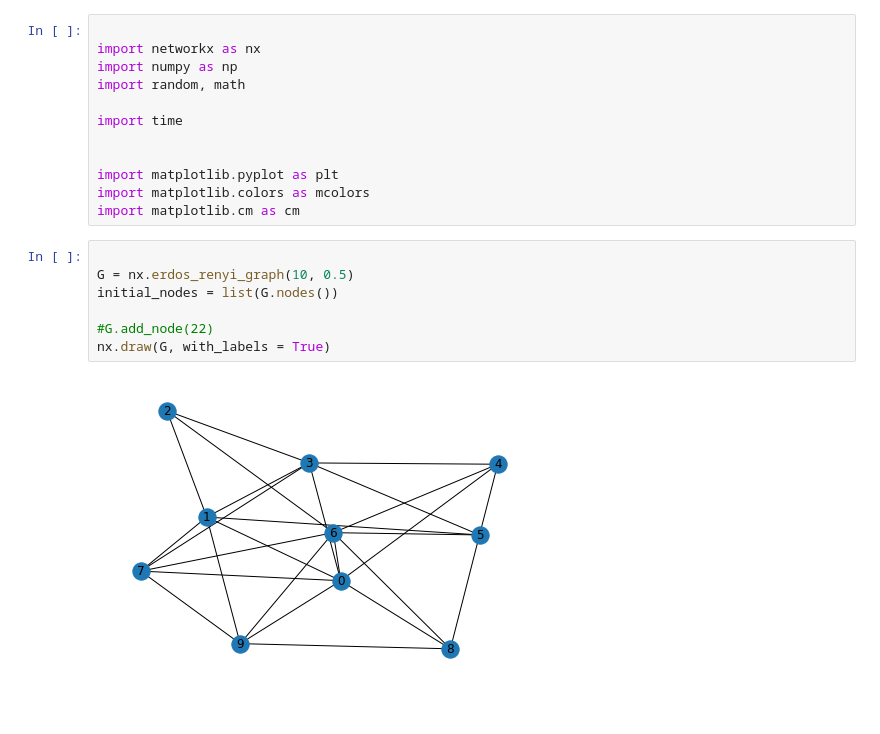
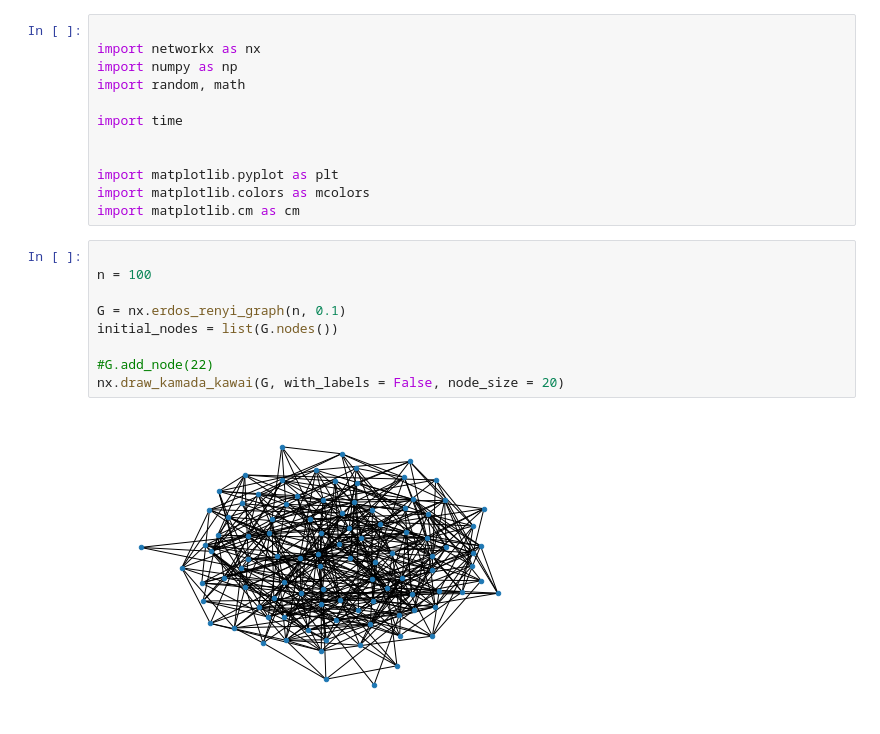
Before and after one commit to RassssD/Diss-model, a Jupyter notebook: testing.ipynb, the cells around one changed output. Saved outputs shown, nothing was run; the diff lists cells and outputs as text.

```diff
--- a/testing.ipynb
+++ b/testing.ipynb
@@ -12,10 +12,12 @@ import matplotlib.colors as mcolors
 import matplotlib.cm as cm
 # %%
 
-G = nx.erdos_renyi_graph(10, 0.5)
+n = 100
+
+G = nx.erdos_renyi_graph(n, 0.1)
 initial_nodes = list(G.nodes())
 
 #G.add_node(22)
-nx.draw(G, with_labels = True)
+nx.draw_kamada_kawai(G, with_labels = False, node_size = 20)
 # %% [output]
-[figure, old version]
+[figure, new version]
```
Also changed, not shown: parts of 5 cells of this notebook, 1 other file.
